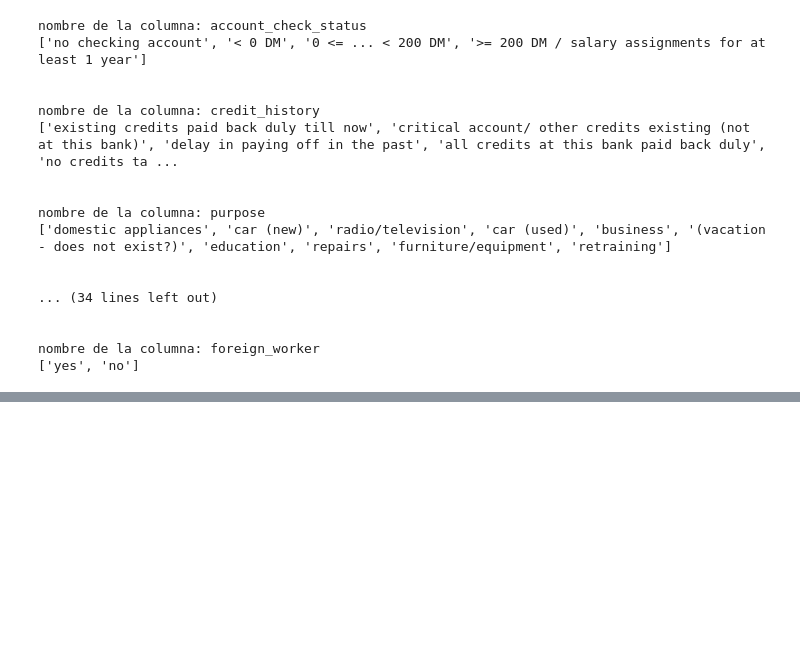
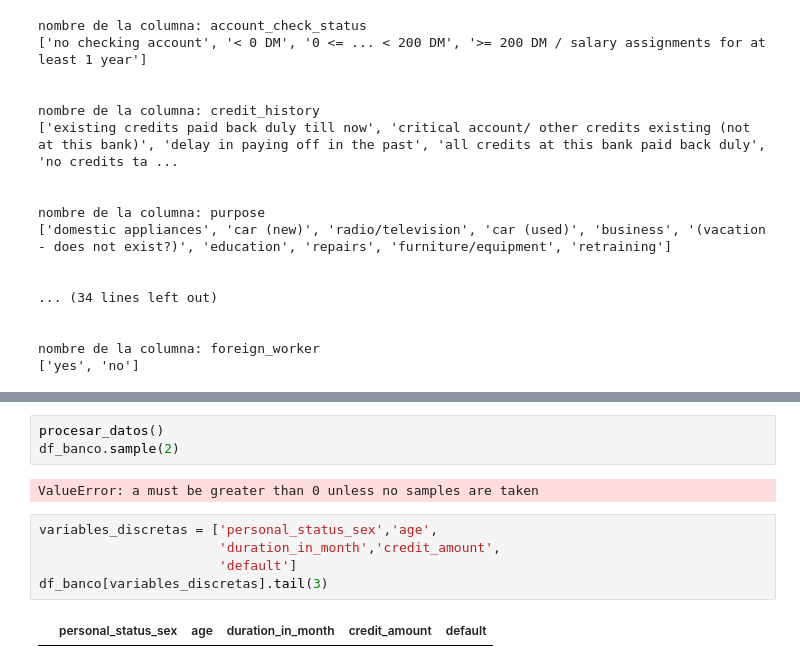
Before and after one commit to earlycg/german-bank-credits, a Jupyter notebook: creditos_del_banco_aleman.ipynb, the cells around one changed output, grey strips where cells are left out. Cells and saved outputs as stored; diff of their text form; blank space fills up the shorter version.

```diff
--- a/creditos_del_banco_aleman.ipynb
+++ b/creditos_del_banco_aleman.ipynb
@@ -124,0 +238,12 @@ Name: foreign_worker, Length: 1000, dtype: int64
+# %%
+procesar_datos()
+df_banco.sample(2)
+# %% [output]
+ValueError: a must be greater than 0 unless no samples are taken
+# %%
+variables_discretas = ['personal_status_sex','age',
+                       'duration_in_month','credit_amount',
+                       'default']
+df_banco[variables_discretas].tail(3)
+# %% [output]
+|  | personal_status_sex | age | duration_in_month | credit_amount | default |
```
Also changed, not shown: parts of 10 cells of this notebook.
